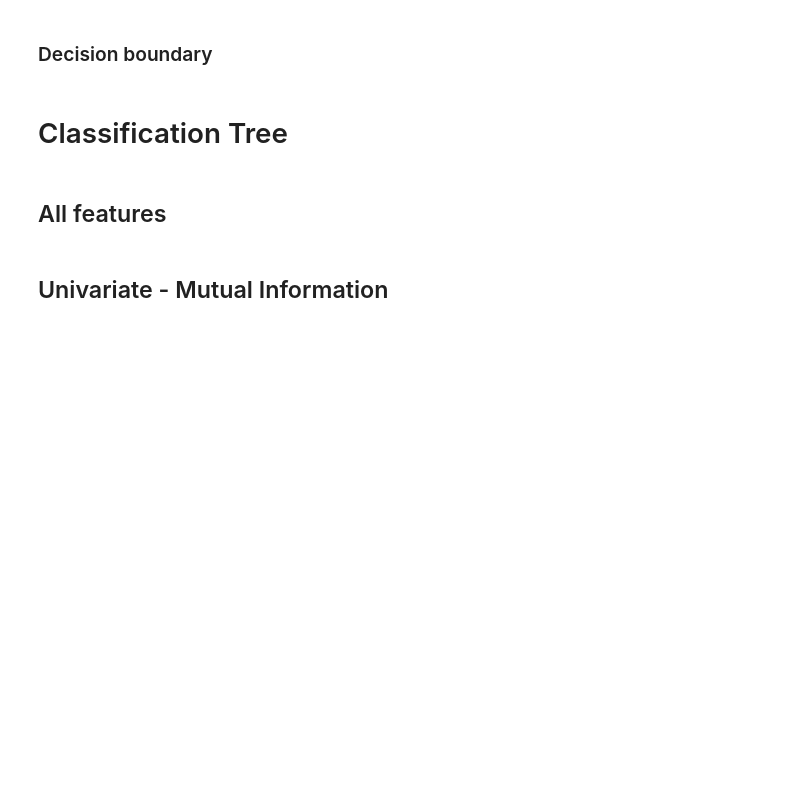
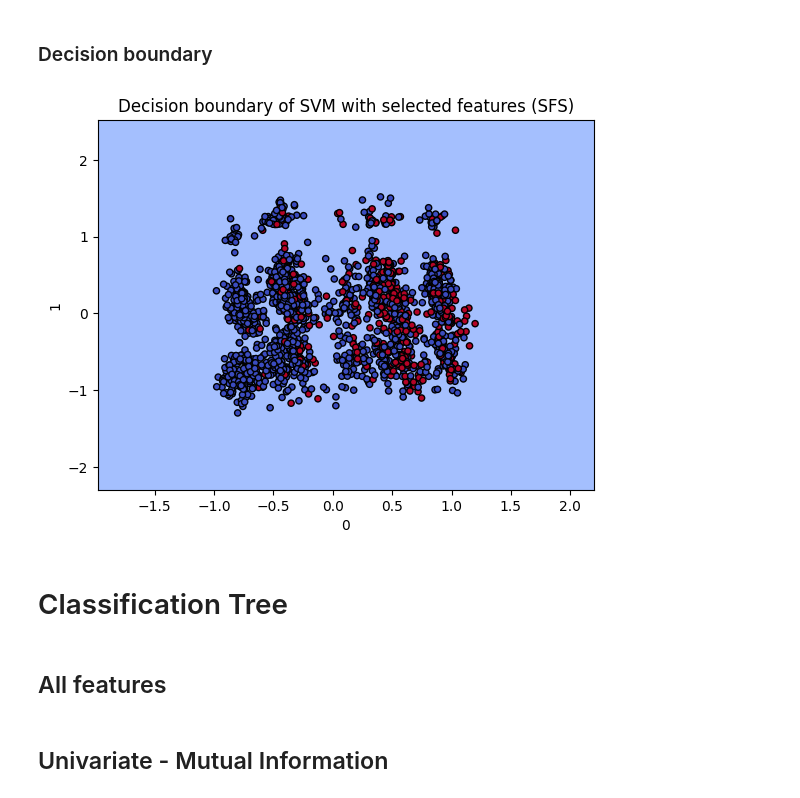
Before and after one commit to gabyarte/projects-ml, a Jupyter notebook: notebooks/3a_non_probabilistic_models.ipynb, the cells around one changed output. Cells and saved outputs as stored; diff of their text form; code cells hidden in the pictures; blank space fills up the shorter version.

Commit message:
feat: Add SVM run with wrapper selection

```diff
--- a/notebooks/3a_non_probabilistic_models.ipynb
+++ b/notebooks/3a_non_probabilistic_models.ipynb
@@ -330,9 +341,11 @@ print(classification_report(y_test_all['y'], y_test_predict_all))
 # %%
 decision_boundary_plot(
     SVC(kernel='poly'),
-    X_train_all, y_train_all,
-    'SVM with all features'
+    X_train_wrapper, y_train_wrapper,
+    'SVM with selected features (SFS)'
 )
+# %% [output]
+[figure, added]
 # %% [markdown]
 # Classification Tree
 # %% [markdown]
```
Also changed, not shown: parts of 2 cells of this notebook.
